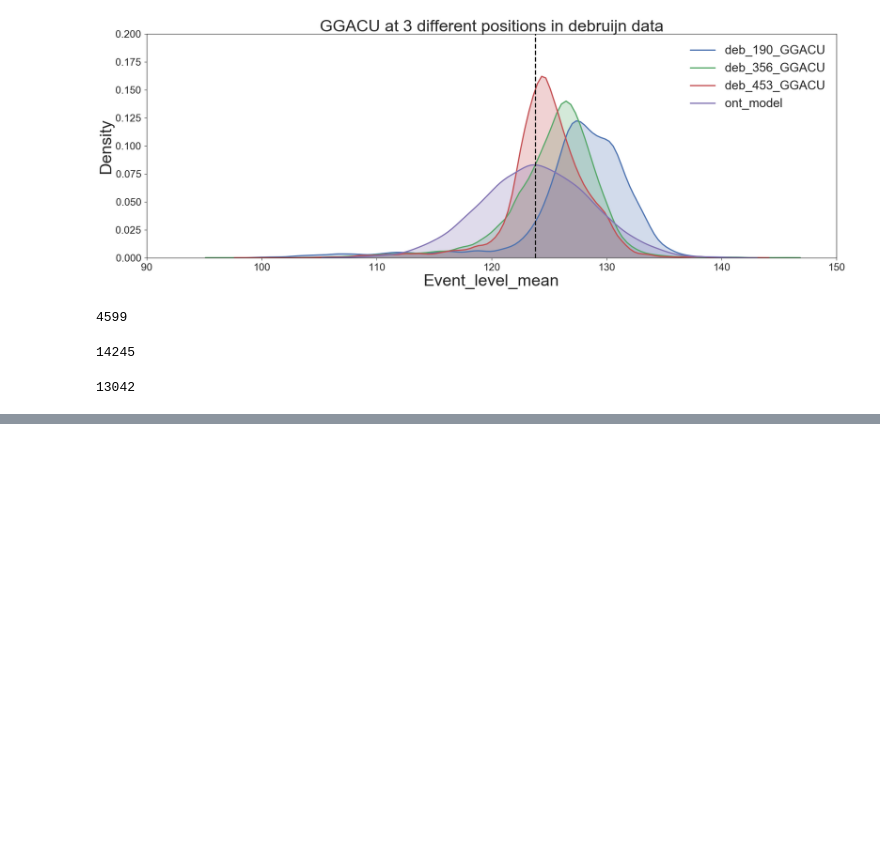
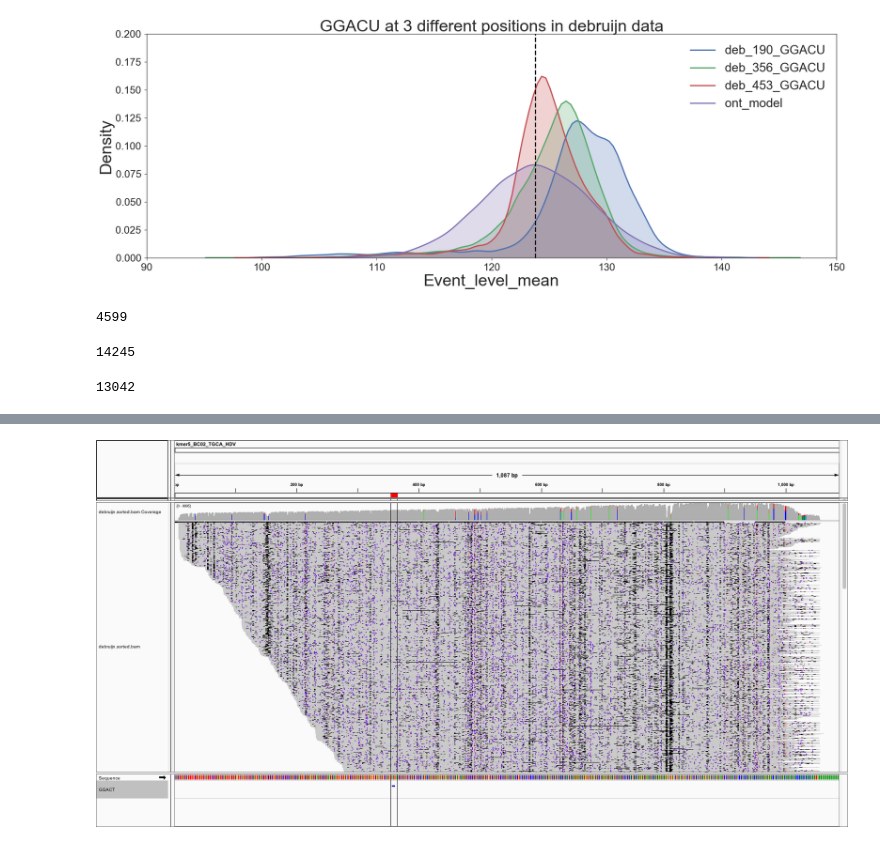
Before and after one commit to timplab/rna_consortia, a Jupyter notebook: scripts/debruijn.ipynb, the cells around one changed output, grey strips where cells are left out. Drawn from its saved outputs; the diff is of its cells as text; code cells hidden in the pictures; blank space fills up the shorter version.

```diff
--- a/scripts/debruijn.ipynb
+++ b/scripts/debruijn.ipynb
@@ -88,0 +94,5 @@ len(deb_453_GGACU)
+# %%
+from IPython.display import Image
+Image(filename='db_356.png')
+# %% [output]
+[figure, added]
```
Also changed, not shown: parts of 2 cells of this notebook.
